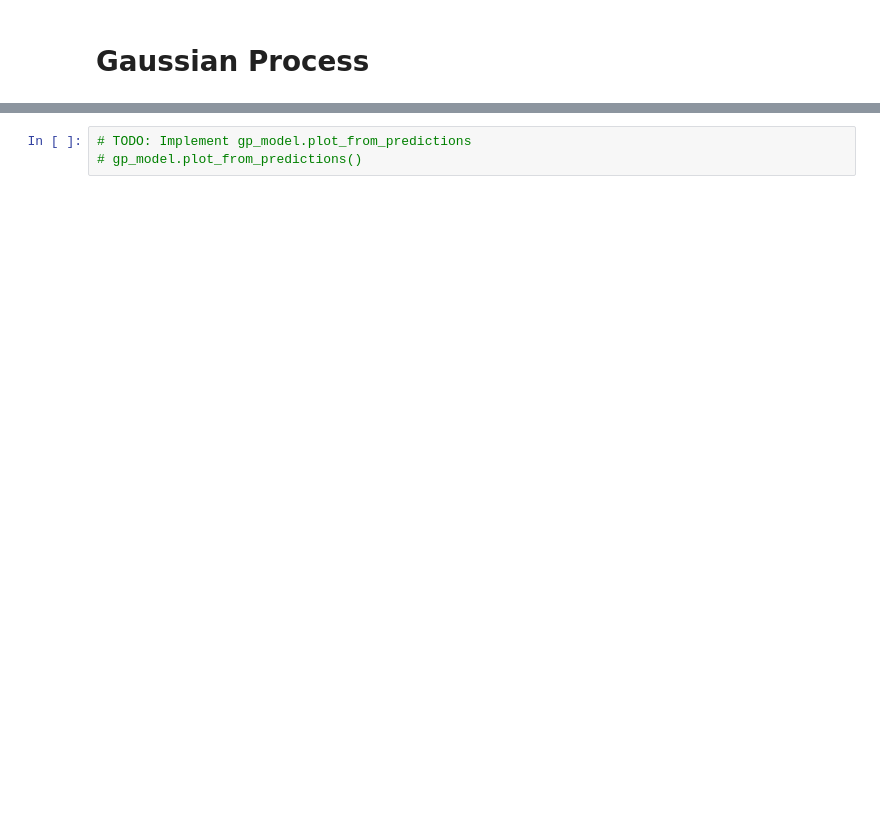
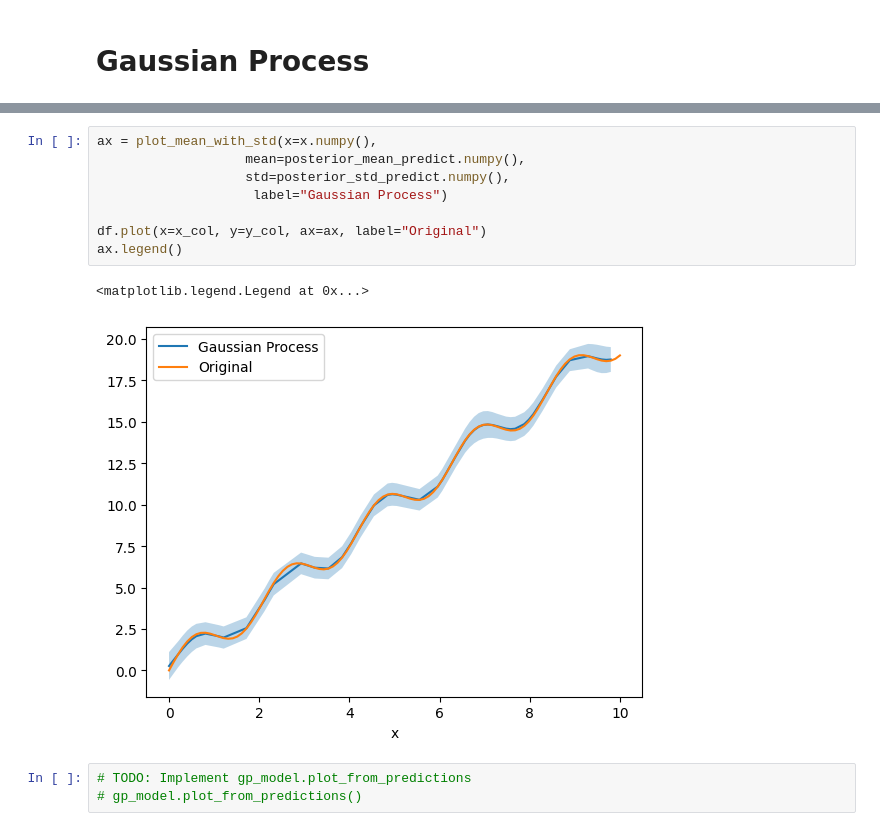
Before and after one commit to tonywu71/neural-processes, a Jupyter notebook: test_plot_gp_regression.ipynb, the cells around one changed output, grey strips where cells are left out. Saved outputs shown, nothing was run; the diff lists cells and outputs as text; blank space fills up the shorter version.

```diff
--- a/test_plot_gp_regression.ipynb
+++ b/test_plot_gp_regression.ipynb
@@ -41,3 +97,14 @@ gp_model.fit(df_observed=df_observed, x_col=x_col, y_col=y_col, epochs=1000)
+# %%
+ax = plot_mean_with_std(x=x.numpy(),
+                   mean=posterior_mean_predict.numpy(),
+                   std=posterior_std_predict.numpy(),
+                    label="Gaussian Process")
+
+df.plot(x=x_col, y=y_col, ax=ax, label="Original")
+ax.legend()
+# %% [output]
+<matplotlib.legend.Legend at 0x...>
+[figure, added]
 # %%
 # TODO: Implement gp_model.plot_from_predictions
 # gp_model.plot_from_predictions()
```
Also changed, not shown: parts of 11 cells of this notebook, 1 other file.
